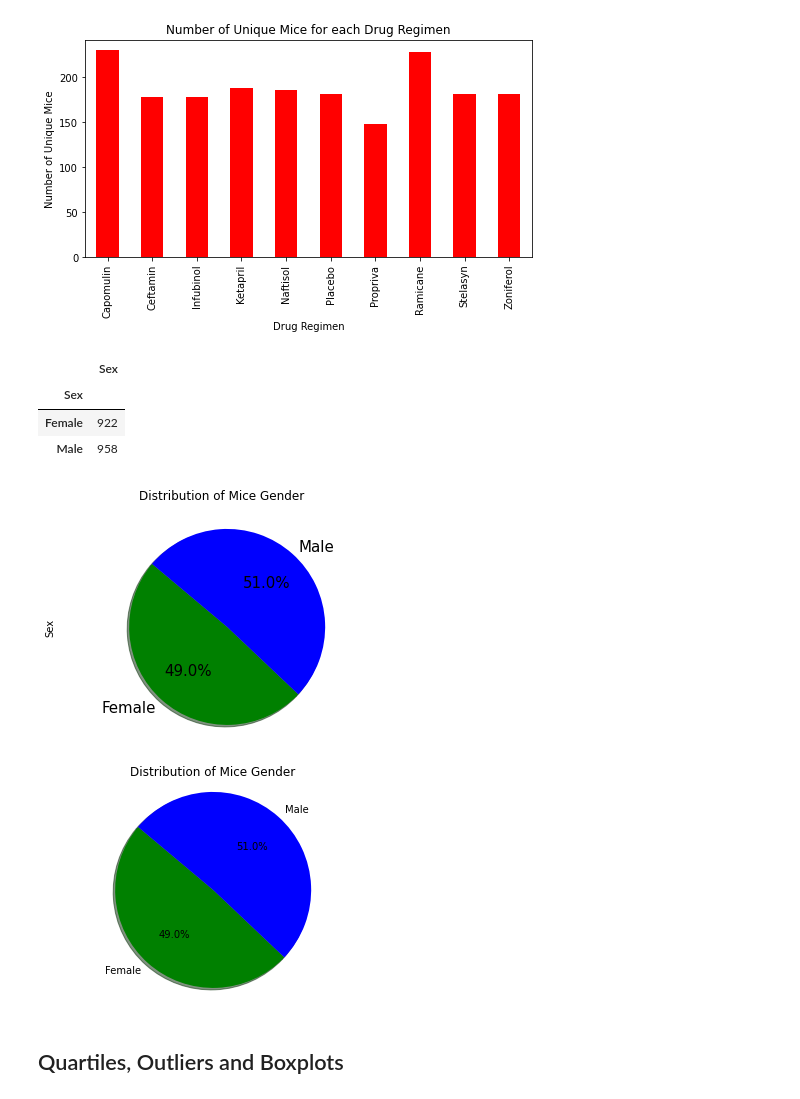
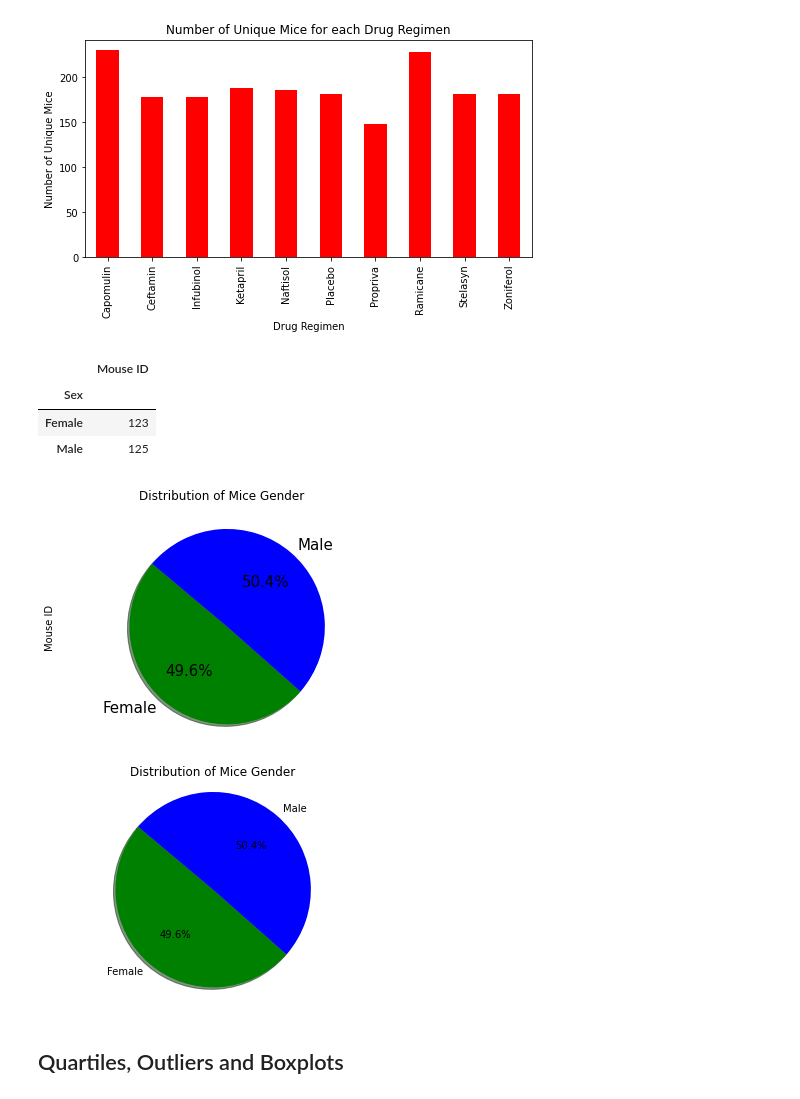
Before and after one commit to mattyk33/Pymaceuticals-Matplotlib, a Jupyter notebook: Pymaceuticals/pymaceuticals_starter.ipynb, the cells around one changed output. Cells and saved outputs as stored; diff of their text form; code cells hidden in the pictures.

Commit message:
Fix gender data

```diff
--- a/Pymaceuticals/pymaceuticals_starter.ipynb
+++ b/Pymaceuticals/pymaceuticals_starter.ipynb
@@ -189,16 +189,16 @@ plt.show()
 # Generate a pie plot showing the distribution of female versus male mice using pandas
 
 # Groupby Sex
-gender = clean_data.groupby('Sex')
+gender = clean_data.groupby("Sex")
 
 # Create Dataframe counting gender
-gender_count = pd.DataFrame(gender['Sex'].count())
+gender_count = pd.DataFrame(gender["Mouse ID"].nunique())
 gender_count
 # %% [output]
-|  | Sex |
+|  | Mouse ID |
 | Sex |  |
-| Female | 922 |
-| Male | 958 |
+| Female | 123 |
+| Male | 125 |
 # %%
 # Create a Pie Chart
 gender_count.plot(kind="pie", subplots = True, title="Distribution of Mice Gender", startangle=140,
@@ -212,33 +212,33 @@ plt.savefig("Charts/PandaPieChart.png")
 
 plt.show()
 # %% [output]
-[figure, old version]
+[figure, new version]
 # %%
 # Generate a pie plot showing the distribution of female versus male mice using pyplot
 
 # Get Labels
 labels = list(gender_count.index.values)
 
 # Values of the pie chart
-values = gender_count['Sex']
+values = gender_count["Mouse ID"]
 
 # The colors of each section of the pie chart
 colors = ["green", "blue"]
 
 # Create Pie Chart
 plt.pie(values, labels=labels, colors=colors,
         autopct="%1.1f%%", shadow=True, startangle=140)
 
 # Create a Title
 plt.axis("equal")
 plt.title("Distribution of Mice Gender")
 
 # Save the Chart and Show
 plt.savefig("Charts/PyplotPieChart.png")
 
 plt.show()
 # %% [output]
-[figure, old version]
+[figure, new version]
 # %% [markdown]
 ## Quartiles, Outliers and Boxplots
 # %%
```
Also changed, not shown: 2 other files.
